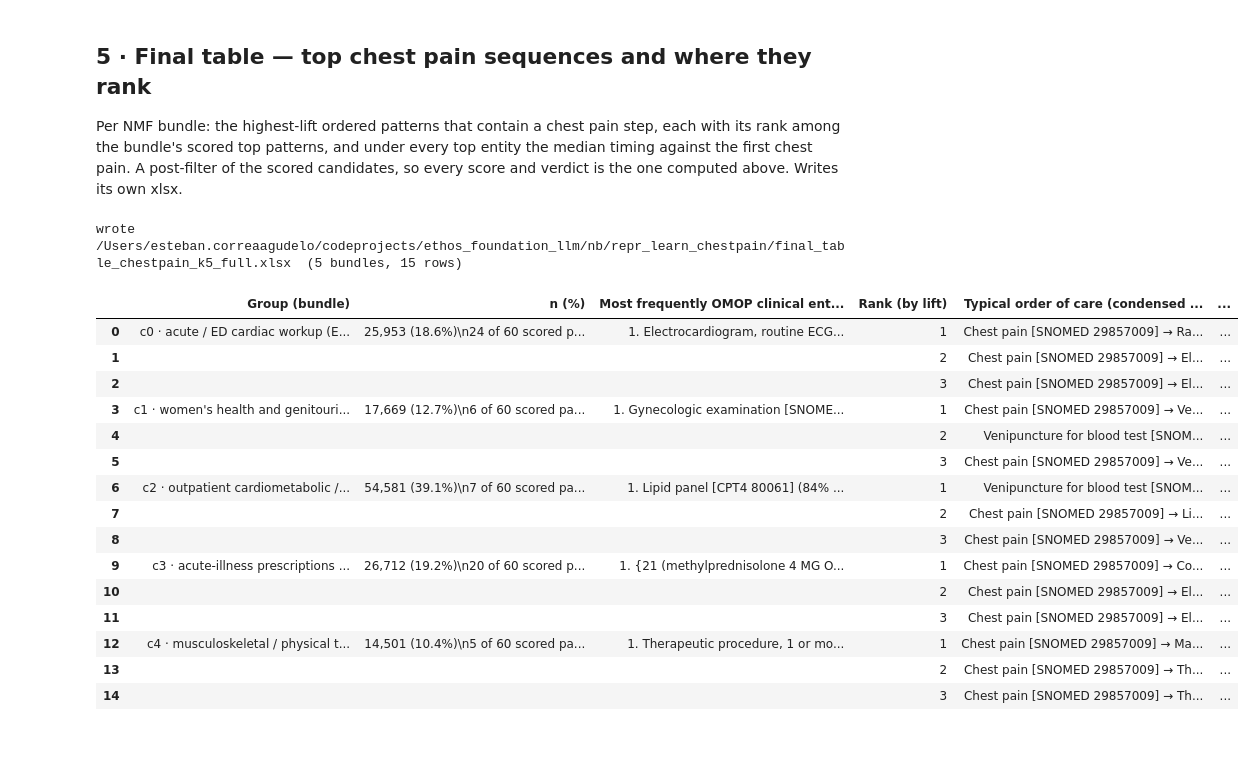
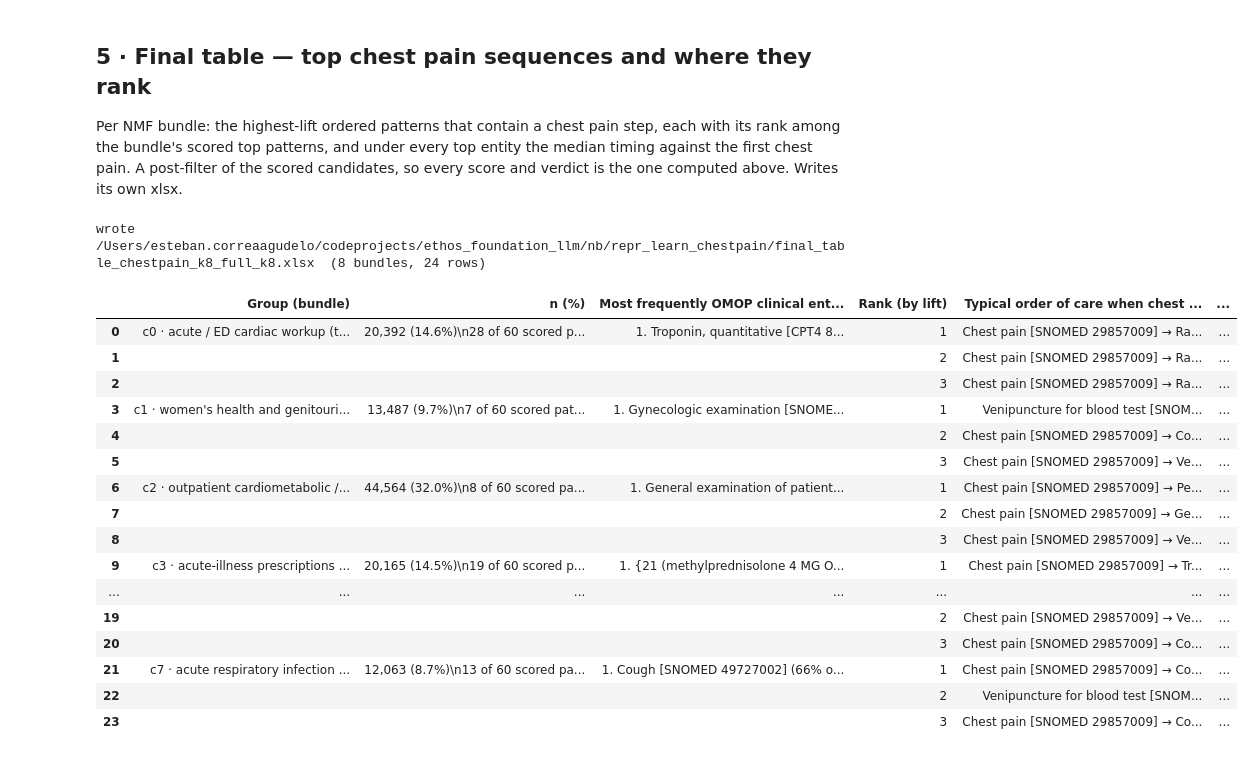
Before and after one commit to ecorrea-ethos/patterns_motifs_discovery, a Jupyter notebook: nb/repr_learn_chestpain/Chestpain_NMF_PrefixSpan_full_k8.ipynb, the cells around one changed output. Drawn from its saved outputs; the diff is of its cells as text; code cells hidden in the pictures.

```diff
--- a/nb/repr_learn_chestpain/Chestpain_NMF_PrefixSpan_full.ipynb
+++ b/nb/repr_learn_chestpain/Chestpain_NMF_PrefixSpan_full_k8.ipynb
@@ -13,9 +15,9 @@
 
 Set `VARIANT`, `WINDOW_MONTHS` and (optionally) `K_OVERRIDE` in the next cell.
 # %%
-VARIANT       = 'full'      # 'full' = every event of each person | 'win18' = events within 18 months before / after ANY chest pain event
+VARIANT       = 'full_k8'   # 'full' = every event of each person | 'win18' = events within 18 months before / after ANY chest pain event
 WINDOW_MONTHS = None        # applied right after tagging (ethos_omop.window_around_anchor)
-K_OVERRIDE    = None       # None = the k chosen by the stability sweep; set an int (e.g. 7) to force it
+K_OVERRIDE    = 8          # None = the k chosen by the stability sweep (5 for this cohort); set an int to force it. 8 = the k the AHA run selected
 ANCHOR        = 'chest_pain'
 COHORT        = 'chestpain'
 TAG           = f"{COHORT}_{VARIANT}"      # used in every cache / json / xlsx file name
@@ -1123,13 +1134,16 @@ COHORT = 'chestpain'
 import json, hashlib, os
 CARD, RX, NONC, BG = 'cardiac workup', 'drug domain', 'non-cardiac explanation', 'background'
 DESCR = {
-    0: dict(name='acute / ED cardiac workup (ECG, troponin, radiology, injectables, basic labs)', group=CARD),
-    1: dict(name="women's health and genitourinary (gyn exam, cytology, pregnancy test, infectious-agent / urine tests)", group=BG),
-    2: dict(name='outpatient cardiometabolic / preventive check-up (lipids, HbA1c, ECG, hypertension, general exam)', group=CARD),
-    3: dict(name='acute-illness prescriptions (steroids, antibiotics, NSAIDs, muscle relaxant)', group=RX),
-    4: dict(name='musculoskeletal / physical therapy (PT, chiropractic, low back, neck, shoulder pain)', group=BG),
+    0: dict(name='acute / ED cardiac workup (troponin, ECG, chest X-ray, D-dimer, CBC / CMP / BMP, magnesium)', group=CARD),
+    1: dict(name="women's health and genitourinary (gyn exam, infectious-agent tests, cytology, pregnancy test, urine culture, transvaginal echo)", group=BG),
+    2: dict(name='outpatient cardiometabolic / preventive check-up (general exam, lipids, HbA1c, periodic preventive visit, ECG, hypertension, immunization, cancer screening)', group=CARD),
+    3: dict(name='acute-illness prescriptions (steroids, antibiotics, NSAIDs, nasal steroid, muscle relaxant)', group=RX),
+    4: dict(name='GI endoscopy / peri-procedural care (sedation and anesthesia drugs, ondansetron, dexamethasone, ketorolac, surgical pathology, GERD, CT)', group=NONC),
+    5: dict(name='musculoskeletal / physical therapy (PT, manual therapy, chiropractic; low back, neck, shoulder pain)', group=BG),
+    6: dict(name='nutrition and endocrine labs (vitamin B12 / D, iron, ferritin, folate, free T4, TSH, testosterone)', group=BG),
+    7: dict(name='acute respiratory infection (cough, URI, pharyngitis, COVID-19, antigen tests, sinusitis)', group=NONC),
 }
-DESCR_K = 5   # the k these names were written for; with another k they are skipped (re-fill after reading the top tokens)
+DESCR_K = len(DESCR)   # the k these names were written for; with another k they are skipped (re-fill after reading the top tokens)
 
 k_j       = nmf.n_components_
 if k_j != DESCR_K:
@@ -1763,7 +1776,7 @@ def pattern_text(pattern):
         n = len(list(g)); parts.append(label(t) + (f" ×{n}" if n > 1 else ""))
     return ' → '.join(parts)
 
-HEAD = ['Group (bundle)', 'n (%)', 'Most frequently OMOP clinical entities found', 'Rank (by lift)', 'Typical order of care (condensed names, vocabulary + code)', "Position in the bundle's scored top patterns (by lift · by support)", 'Share of group with pattern', 'Share of everyone else with pattern', 'Held-out pass rate (family, 40 splits)', 'Holds up on held-out halves?', 'Times as common (lift)', 'Final verdict', 'Triage suggestion (Fully / Partly / None)', 'Order shown by dates?', 'Supported literature (Yes / Partly / None)', 'PMIDs']
+HEAD = ['Group (bundle)', 'n (%)', 'Most frequently OMOP clinical entities found', 'Rank (by lift)', 'Typical order of care when chest pain is present', "Position in the bundle's scored top patterns (by lift · by support)", 'Share of group with pattern', 'Share of everyone else with pattern', 'Held-out pass rate (family, 40 splits)', 'Holds up on held-out halves?', 'Times as common (lift)', 'Final verdict', 'Triage suggestion (Manual RUW / Routine / Unclear)', 'Order shown by dates?', 'Supported literature (Yes / Partly / None)', 'PMIDs']
 BUNDLE_COLS = (1, 2, 3, 13)                   # merged down the rows of a bundle
 
 table = []                                                          # list of (bundle number, row values)
@@ -1817,47 +1830,48 @@ for i in range(2, len(table) + 2):
     dv.add(ws.cell(i, 15))
 r0 = 2
 for c, grp in itertools.groupby([b for b, _ in table]):               # one merged block per bundle
     n = len(list(grp)); r1 = r0 + n - 1
     if n > 1:
         for j in BUNDLE_COLS: ws.merge_cells(start_row=r0, end_row=r1, start_column=j, end_column=j)
     r0 = r1 + 1
 for j, w in enumerate([30, 22, 70, 8, 80, 22, 12, 13, 11, 11, 11, 12, 34, 14, 16, 16], 1):
     ws.column_dimensions[get_column_letter(j)].width = w
 ws.freeze_panes = 'B2'
 notes = [
     "Notes",
     f"Source: fused Day 1 + Day 3 notebook, chestpain run ({VARIANT}{', +/- ' + str(WINDOW_MONTHS) + ' months around any chest pain event' if WINDOW_MONTHS else ''}), NMF k={K} on concept-level tokens, {len(db):,} patients. Bundles are the NMF components in order c0, c1, ...; n (%) = patients whose dominant component is the bundle.",
     f"Entities: the top {TOP_ENT} OMOP concepts of the bundle ranked by {'NMF loading' if RANK_BY == 'loading' else 'share of the bundle patients having the code'}; the % is the share of the bundle's patients with that code.",
     f"Patterns: the {TOPK_ANCHOR} highest-lift scored ordered patterns of each bundle that contain a {ANCHOR_NAME} step (any {ANCHOR_NAME} concept), from the same candidates as the main table (ordered patterns of 3+ steps, each present in >={REL_SUP:.0%} of the bundle). The second line of each n (%) cell says how many of the bundle's scored patterns contain {ANCHOR_NAME}.",
     f"Entities: under each entity, the median number of days from the patient's first {ANCHOR_NAME} step to their FIRST occurrence of that entity (before / after), over the bundle patients who have both, and the share of them for whom it came first. Repeated entities (labs, drugs) are read at their first occurrence.",
     "Position among the bundle's scored top patterns: each bundle's candidates are its 100 most frequent ordered patterns (3+ steps) that pass the support floor, scored for lift; the pattern's place in that list by lift (1 = most specific to the bundle) and by support (1 = most frequent), out of the N patterns scored. A bundle with no such pattern is shown as such, not filled.",
     "Times as common = (share inside bundle + 0.01) / (share outside + 0.01). Outside = random sample of 1,500 patients from other bundles.",
     f"Held-out pass rate: {len(HO_SEEDS)} random 50/50 splits of the whole bundle x 2 directions = {2 * len(HO_SEEDS)} runs; a run passes if, on the half not used, support is >= {REL_SUP:.0%} and the lower 95% bound of the odds ratio vs all other patients is >= {HO_MIN_OR:g}. Near-duplicate patterns are one family (a run passes if any member does). Holds = family lower 95% bound >= {HO_MIN_RATE_LO:.0%}.",
     "Final verdict (chest pain has no bootstrap / re-test run, so the held-out result is used): Solid = holds and order shown by dates; Suggestive = holds but a same-day bundle; Unstable = does not hold.",
     f"Order shown by dates? 'Same-day bundle' = with every step required on a strictly later day, support falls below {SAME_DAY_RATIO:.0%} of its table value: the steps mostly occur together on one day, so the order is a tie-break, not evidence.",
     "Triage suggestion, Supported literature (Yes / Partly / None, drop-down) and PMIDs are left empty for the review.",
     "'×N' = the same concept appears N times in a row. '[code group]' = a curated group of several codes.",
 ]
 for k_, t in enumerate(notes):
     ws.cell(len(table) + 3 + k_, 1, t).font = F(bold=(k_ == 0))
 wb.save(XLSX_FINAL)
 print(f"wrote {os.path.abspath(XLSX_FINAL)}  ({len(COMP)} bundles, {len(table)} rows)")
 pd.DataFrame([r for _, r in table], columns=HEAD).iloc[:, :12]
 # %% [output]
-wrote /Users/esteban.correaagudelo/codeprojects/ethos_foundation_llm/nb/repr_learn_chestpain/final_table_chestpain_k5_full.xlsx  (5 bundles, 15 rows)
+wrote /Users/esteban.correaagudelo/codeprojects/ethos_foundation_llm/nb/repr_learn_chestpain/final_table_chestpain_k8_full_k8.xlsx  (8 bundles, 24 rows)
-|  | Group (bundle) | n (%) | Most frequently OMOP clinical ent... | Rank (by lift) | Typical order of care (condensed ... | ... |
-| 0 | c0 · acute / ED cardiac workup (E... | 25,953 (18.6%)\n24 of 60 scored p... | 1. Electrocardiogram, routine ECG... | 1 | Chest pain [SNOMED 29857009] → Ra... | ... |
-| 1 |  |  |  | 2 | Chest pain [SNOMED 29857009] → El... | ... |
-| 2 |  |  |  | 3 | Chest pain [SNOMED 29857009] → El... | ... |
-| 3 | c1 · women's health and genitouri... | 17,669 (12.7%)\n6 of 60 scored pa... | 1. Gynecologic examination [SNOME... | 1 | Chest pain [SNOMED 29857009] → Ve... | ... |
-| 4 |  |  |  | 2 | Venipuncture for blood test [SNOM... | ... |
+|  | Group (bundle) | n (%) | Most frequently OMOP clinical ent... | Rank (by lift) | Typical order of care when chest ... | ... |
+| 0 | c0 · acute / ED cardiac workup (t... | 20,392 (14.6%)\n28 of 60 scored p... | 1. Troponin, quantitative [CPT4 8... | 1 | Chest pain [SNOMED 29857009] → Ra... | ... |
+| 1 |  |  |  | 2 | Chest pain [SNOMED 29857009] → Ra... | ... |
+| 2 |  |  |  | 3 | Chest pain [SNOMED 29857009] → Ra... | ... |
+| 3 | c1 · women's health and genitouri... | 13,487 (9.7%)\n7 of 60 scored pat... | 1. Gynecologic examination [SNOME... | 1 | Venipuncture for blood test [SNOM... | ... |
+| 4 |  |  |  | 2 | Chest pain [SNOMED 29857009] → Co... | ... |
 | 5 |  |  |  | 3 | Chest pain [SNOMED 29857009] → Ve... | ... |
-| 6 | c2 · outpatient cardiometabolic /... | 54,581 (39.1%)\n7 of 60 scored pa... | 1. Lipid panel [CPT4 80061] (84% ... | 1 | Venipuncture for blood test [SNOM... | ... |
-| 7 |  |  |  | 2 | Chest pain [SNOMED 29857009] → Li... | ... |
+| 6 | c2 · outpatient cardiometabolic /... | 44,564 (32.0%)\n8 of 60 scored pa... | 1. General examination of patient... | 1 | Chest pain [SNOMED 29857009] → Pe... | ... |
+| 7 |  |  |  | 2 | Chest pain [SNOMED 29857009] → Ge... | ... |
 | 8 |  |  |  | 3 | Chest pain [SNOMED 29857009] → Ve... | ... |
-| 9 | c3 · acute-illness prescriptions ... | 26,712 (19.2%)\n20 of 60 scored p... | 1. {21 (methylprednisolone 4 MG O... | 1 | Chest pain [SNOMED 29857009] → Co... | ... |
-| 10 |  |  |  | 2 | Chest pain [SNOMED 29857009] → El... | ... |
-| 11 |  |  |  | 3 | Chest pain [SNOMED 29857009] → El... | ... |
-| 12 | c4 · musculoskeletal / physical t... | 14,501 (10.4%)\n5 of 60 scored pa... | 1. Therapeutic procedure, 1 or mo... | 1 | Chest pain [SNOMED 29857009] → Ma... | ... |
-| 13 |  |  |  | 2 | Chest pain [SNOMED 29857009] → Th... | ... |
-| 14 |  |  |  | 3 | Chest pain [SNOMED 29857009] → Th... | ... |
+| 9 | c3 · acute-illness prescriptions ... | 20,165 (14.5%)\n19 of 60 scored p... | 1. {21 (methylprednisolone 4 MG O... | 1 | Chest pain [SNOMED 29857009] → Tr... | ... |
+| ... | ... | ... | ... | ... | ... | ... |
+| 19 |  |  |  | 2 | Chest pain [SNOMED 29857009] → Ve... | ... |
+| 20 |  |  |  | 3 | Chest pain [SNOMED 29857009] → Co... | ... |
+| 21 | c7 · acute respiratory infection ... | 12,063 (8.7%)\n13 of 60 scored pa... | 1. Cough [SNOMED 49727002] (66% o... | 1 | Chest pain [SNOMED 29857009] → Co... | ... |
+| 22 |  |  |  | 2 | Venipuncture for blood test [SNOM... | ... |
+| 23 |  |  |  | 3 | Chest pain [SNOMED 29857009] → Co... | ... |
```
Also changed, not shown: parts of 14 cells of this notebook, 33 other files.
